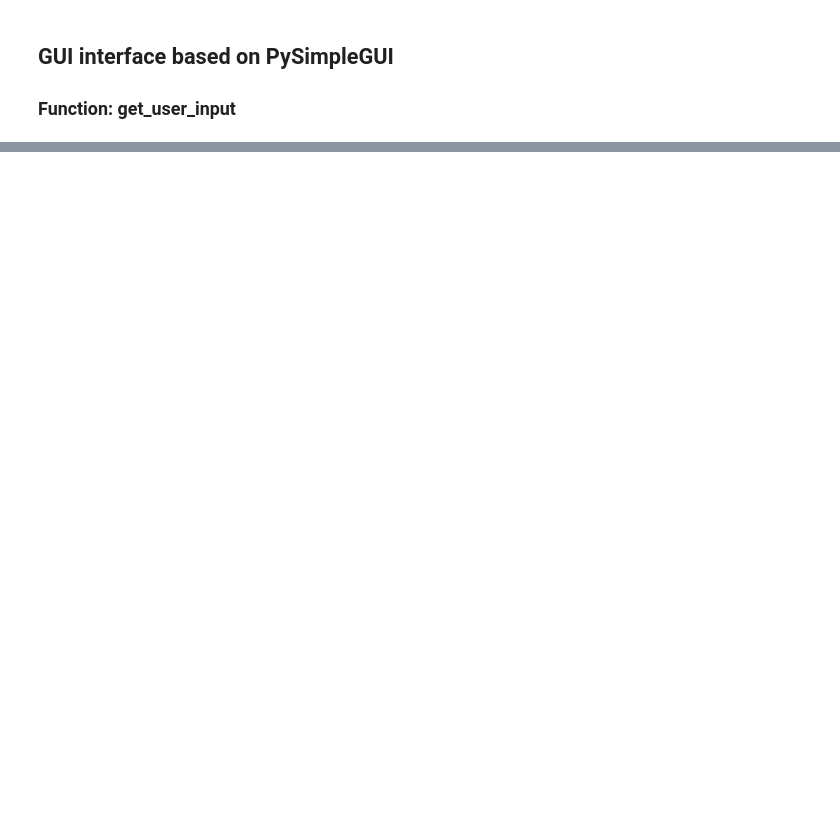
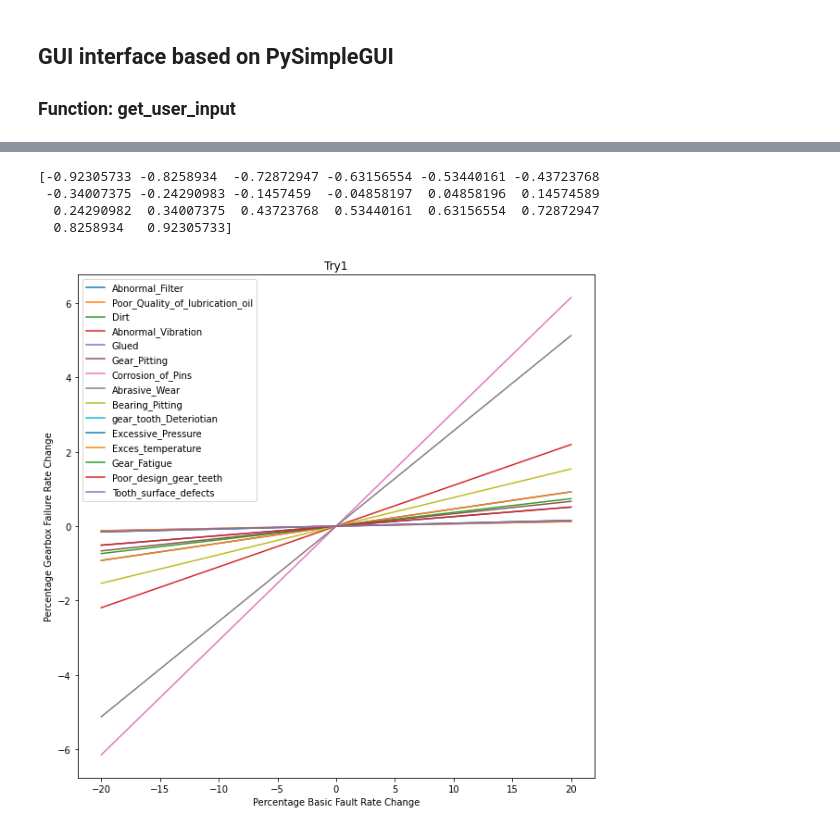
Before and after one commit to prakhar-joshi/Thesis-PythonCode, a Jupyter notebook: ThesisWork.ipynb, the cells around one changed output, grey strips where cells are left out. Saved outputs shown, nothing was run; the diff lists cells and outputs as text; code cells hidden in the pictures; blank space fills up the shorter version.

```diff
--- a/ThesisWork.ipynb
+++ b/ThesisWork.ipynb
@@ -428,0 +479,51 @@ Net improvement: -3.1153497863016124%
+# %%
+# 'increment' function returns a array of failure rate improvement based on input array of changes
+# 'xaxis' is the percentage change
+# 'indices' of basic_causes that are requested to be changed
+def increments(xAxis, indices):
+    Combined_fail=[] #intended to have the updated gearbox failure rate
+    initial_fail=(calc_failure(prob)[0]) #with no changes
+    for x in indices:
+        failrate_temp=[]
+        for y in xAxis:
+            prob_temp= np.copy(prob)
+            prob_temp[x]=prob_temp[x] * (1+y/100)
+            fail=calc_failure(prob_temp)
+            failrate_temp.append(fail[0])
+        Combined_fail.append(failrate_temp)
+
+    improvement=(Combined_fail-initial_fail)/initial_fail*100
+
+    return improvement
+
+xAxis=np.linspace(-20,20,20)
+PlotPoints=increments(xAxis, basic_index)
+
+print(PlotPoints[0])
+# %% [output]
+[-0.92305733 -0.8258934  -0.72872947 -0.63156554 -0.53440161 -0.43723768
+ -0.34007375 -0.24290983 -0.1457459  -0.04858197  0.04858196  0.14574589
+  0.24290982  0.34007375  0.43723768  0.53440161  0.63156554  0.72872947
+  0.8258934   0.92305733]
+# %%
+#plots the output from 'increment' fucntion which is taken as values
+# xAxis is taken as x and the label is for the legend
+# ########--- can also add title ---#########
+def PyplotSimple(values,x, labels):
+    import matplotlib.pyplot as plt
+    i=0
+    plt.figure(figsize=(10,10))
+
+    for y in values:
+        plt.plot(x,y, label=labels[i])
+        i=i+1
+
+    plt.xlabel('Percentage Basic Fault Rate Change')
+    plt.ylabel('Percentage Gearbox Failure Rate Change')
+    plt.title('Try1')
+    plt.legend()
+    plt.show()
+
+PyplotSimple(PlotPoints,xAxis, lbls_name[basic_index])
+# %% [output]
+[figure, added]
```
Also changed, not shown: parts of 20 cells of this notebook.
